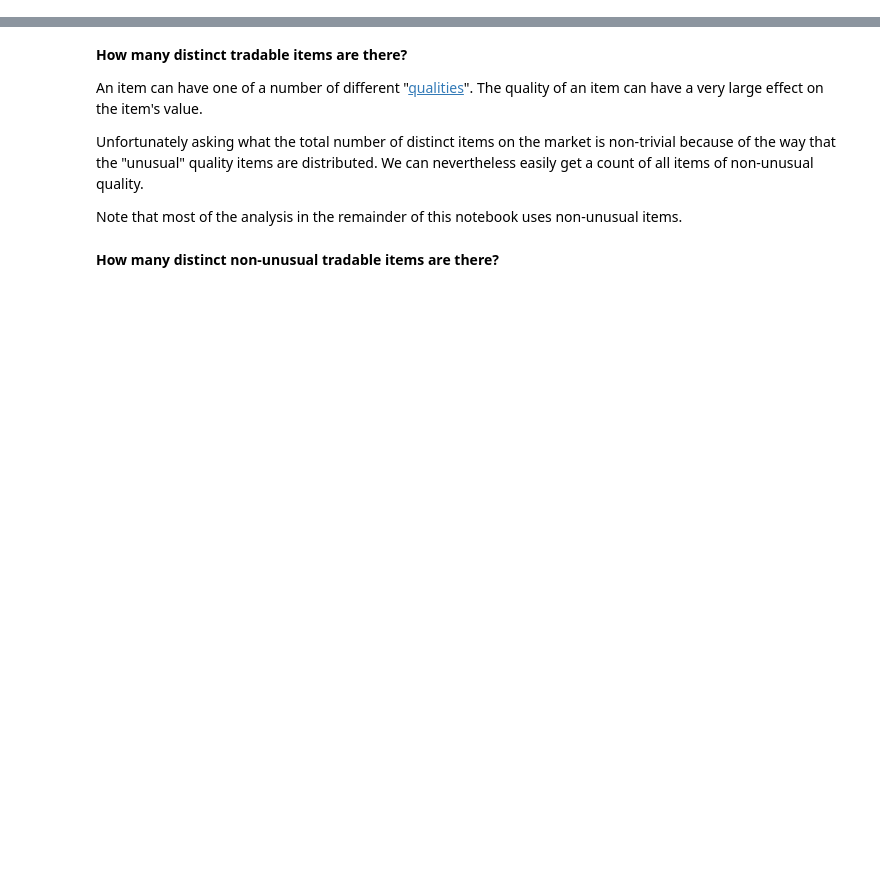
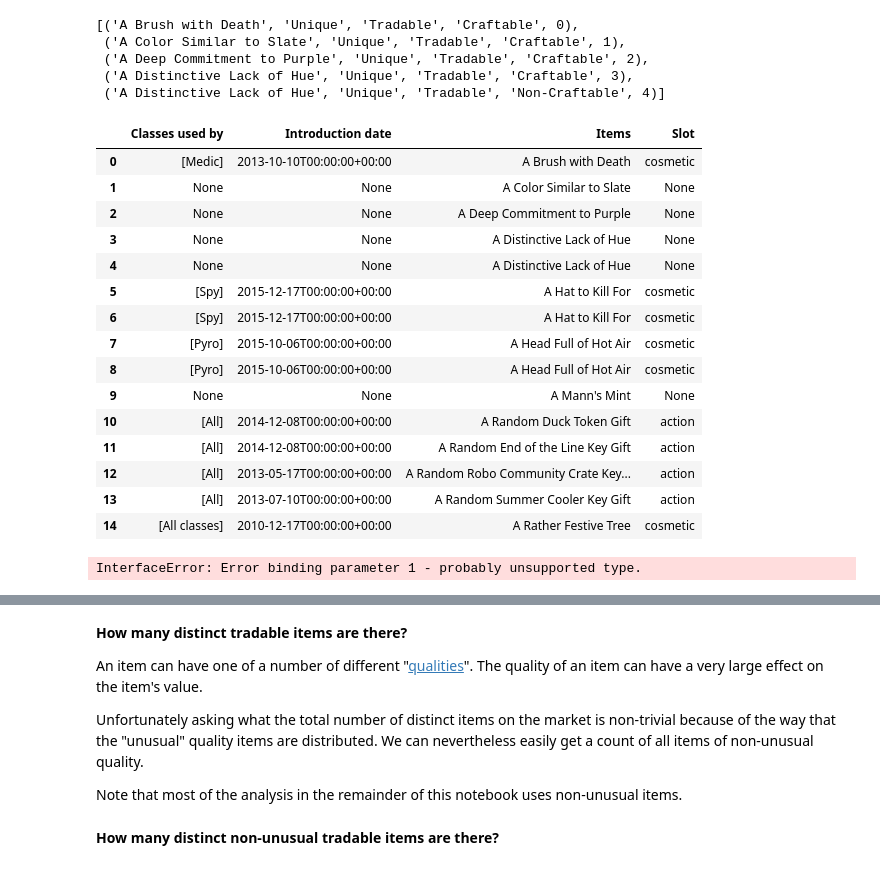
Before and after one commit to ResidentMario/tf2-prices, a Jupyter notebook: TF2 Experimentation.ipynb, the cells around one changed output, grey strips where cells are left out. Drawn from its saved outputs; the diff is of its cells as text; code cells hidden in the pictures; blank space fills up the shorter version.

```diff
--- a/TF2 Experimentation.ipynb
+++ b/TF2 Experimentation.ipynb
@@ -91,0 +413,23 @@ An item is considered unique if it has its own texture map in the game files.
+# %%
+def insert(item, price_index, cursor):
+    dat = [(price_index, str(row[0]), str(row[1][1]), str(row[1][2])) for row in item.history.iterrows()]
+    for tup in dat:
+        cursor.execute('''INSERT into market_history VALUES (?,?,?,?)''', tup)
+# %%
+from tqdm import tqdm
+
+
+conn = sqlite3.connect('tf2_items.db')
+c = conn.cursor()
+dat = c.execute('''SELECT * from items''')
+conn.commit()
+for item in tqdm(list(dat)):
+    try:
+        dat = Item(item[0], rarity=item[1], tradable=item[2], craftable=item[3])
+        insert(dat, item[4], c)
+        conn.commit()
+    except:
+        print("We failed trying to instantialize Item({0}, {1}, {2}, {3})".format(item[0], item[1], item[2], item[3]))
+#         break
+        continue
+conn.close()
@@ -91,0 +454,5 @@ An item is considered unique if it has its own texture map in the game files.
+# %%
+conn = sqlite3.connect('tf2_items.db')
+c = conn.cursor()
+items_list = [tup[0] for tup in list(c.execute('''SELECT name from items'''))]
+conn.close()
@@ -91,0 +622,39 @@ An item is considered unique if it has its own texture map in the game files.
+# %%
+conn = sqlite3.connect('tf2_items.db')
+c = conn.cursor()
+items_list = [tup for tup in list(c.execute('''SELECT * FROM items_copy LIMIT 5;'''))]
+# c.executemany('INSERT INTO items_copy VALUES (?,?,?,?,?)', items_in)
+conn.close()
+items_list
+# %% [output]
+[('A Brush with Death', 'Unique', 'Tradable', 'Craftable', 0),
+ ('A Color Similar to Slate', 'Unique', 'Tradable', 'Craftable', 1),
+ ('A Deep Commitment to Purple', 'Unique', 'Tradable', 'Craftable', 2),
+ ('A Distinctive Lack of Hue', 'Unique', 'Tradable', 'Craftable', 3),
+ ('A Distinctive Lack of Hue', 'Unique', 'Tradable', 'Non-Craftable', 4)]
+# %%
+df2 = df.copy()
+# %%
+df2
+# %% [output]
+|  | Classes used by | Introduction date | Items | Slot |
+| 0 | [Medic] | 2013-10-10T00:00:00+00:00 | A Brush with Death | cosmetic |
+| 1 | None | None | A Color Similar to Slate | None |
+| 2 | None | None | A Deep Commitment to Purple | None |
+| 3 | None | None | A Distinctive Lack of Hue | None |
+| 4 | None | None | A Distinctive Lack of Hue | None |
+| 5 | [Spy] | 2015-12-17T00:00:00+00:00 | A Hat to Kill For | cosmetic |
+| 6 | [Spy] | 2015-12-17T00:00:00+00:00 | A Hat to Kill For | cosmetic |
+| 7 | [Pyro] | 2015-10-06T00:00:00+00:00 | A Head Full of Hot Air | cosmetic |
+| 8 | [Pyro] | 2015-10-06T00:00:00+00:00 | A Head Full of Hot Air | cosmetic |
+| 9 | None | None | A Mann's Mint | None |
+| 10 | [All] | 2014-12-08T00:00:00+00:00 | A Random Duck Token Gift | action |
+| 11 | [All] | 2014-12-08T00:00:00+00:00 | A Random End of the Line Key Gift | action |
+| 12 | [All] | 2013-05-17T00:00:00+00:00 | A Random Robo Community Crate Key... | action |
+| 13 | [All] | 2013-07-10T00:00:00+00:00 | A Random Summer Cooler Key Gift | action |
+| 14 | [All classes] | 2010-12-17T00:00:00+00:00 | A Rather Festive Tree | cosmetic |
+# %%
+conn = sqlite3.connect('tf2_items.db')
+df.to_sql('items_wiki_data', conn)
+# %% [output]
+InterfaceError: Error binding parameter 1 - probably unsupported type.
```
Also changed, not shown: parts of 40 cells of this notebook, 8 other files.
